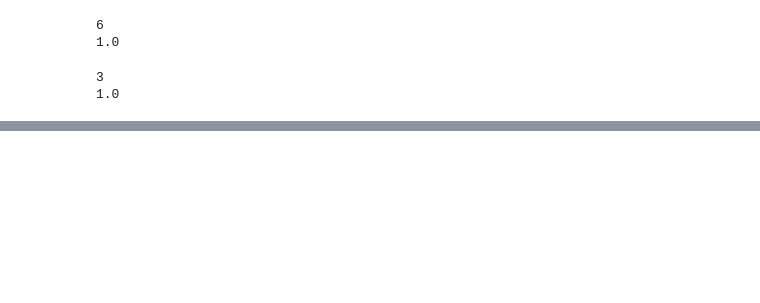
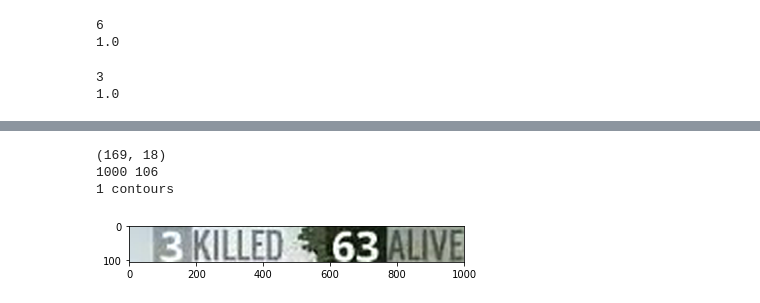
Before and after one commit to shabazbpatel/model-ocr-digits, a Jupyter notebook: src/ocr.ipynb, the cells around one changed output, grey strips where cells are left out. Saved outputs shown, nothing was run; the diff lists cells and outputs as text; code cells hidden in the pictures; blank space fills up the shorter version.

```diff
--- a/src/ocr.ipynb
+++ b/src/ocr.ipynb
@@ -349,0 +584,63 @@ print np.max(predictions[0])
+# %%
+image = Image.open(os.environ.get("DATA_DIR")+'/output.png')
+
+ratio =[0.034,0.0592,0.8525,0.9851]
+image = np.asarray(image)
+y1 = int(image.shape[0] * ratio[0])
+y2 = int(image.shape[0] * ratio[1])
+x1 = int(image.shape[1] * ratio[2])
+x2 = int(image.shape[1] * ratio[3])
+image = image[y1:y2, x1:x2]
+
+image = Image.fromarray(image)
+basewidth = 1000
+print image.size
+wpercent = (basewidth / float(image.size[0]))
+hsize = int(((float(image.size[1]) * float(wpercent))))
+image_resized = image.resize((basewidth, hsize), Image.ANTIALIAS)
+
+length = image_resized.size[0]
+width =  image_resized.size[1]
+print length, width
+
+x_coord_sel = range(1000/50*2)
+
+pred_digits = []
+x_coords = []
+roi_images = []
+buff = 3
+print len(contours), "contours"
+for cnt in contours:
+    if cv2.contourArea(cnt)>40:
+        [x,y,w,h] = cv2.boundingRect(cnt)
+        if  h>30:
+            cv2.rectangle(image,(x,y),(x+w,y+h),(0,0,255),1)
+            try:
+                roi = image[y-buff:y+h+buff,x-buff:x+w+buff]
+            except:
+                roi = image[y:y+h,x:x+w]
+            roi_images.append(roi)
+            x_coords.append(x)
+
+plt.imshow(image_resized,'gray')
+plt.show()
+
+
+
+# sorted_roi_images = [image for (x_coord,image) in sorted(zip(x_coords,roi_images))]
+# print len(sorted_roi_images)
+# for image in sorted_roi_images:
+#     try:
+#         pred_digit = predict_digits(image)
+#         pred_digits.append(str(pred_digit))
+#     except:
+#         pass
+# print pred_digits
+# print cv2.boundingRect(cnt)
+# # plt.imshow(image,'gray')
+# # plt.show()
+# %% [output]
+(169, 18)
+1000 106
+1 contours
+[figure, added]
```
Also changed, not shown: parts of 15 cells of this notebook, 1 other file.
